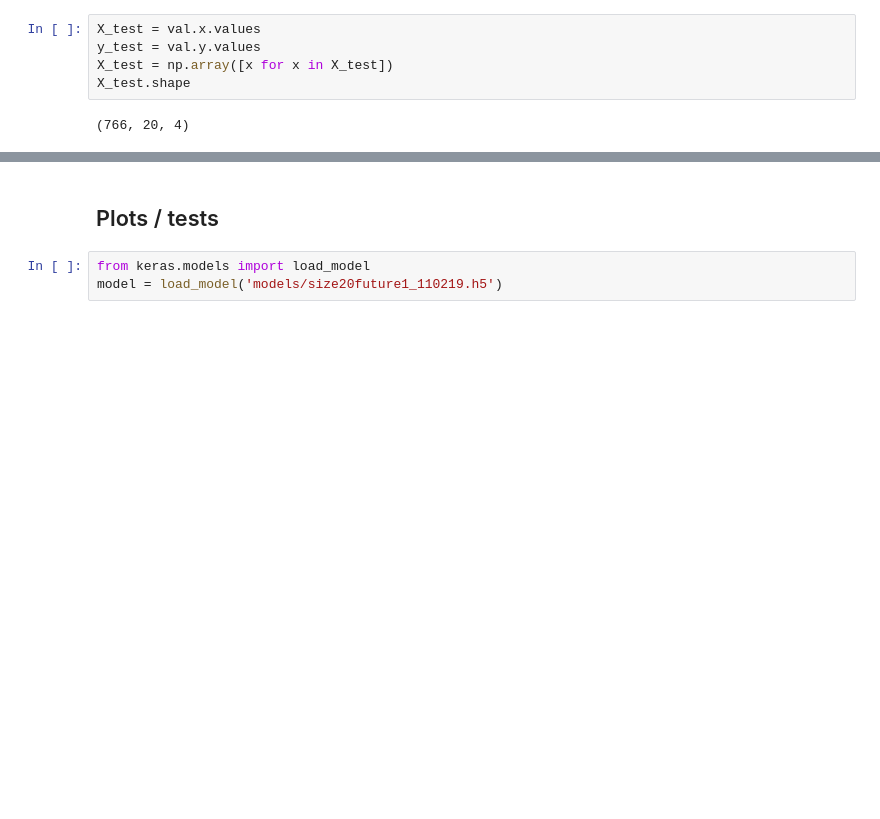
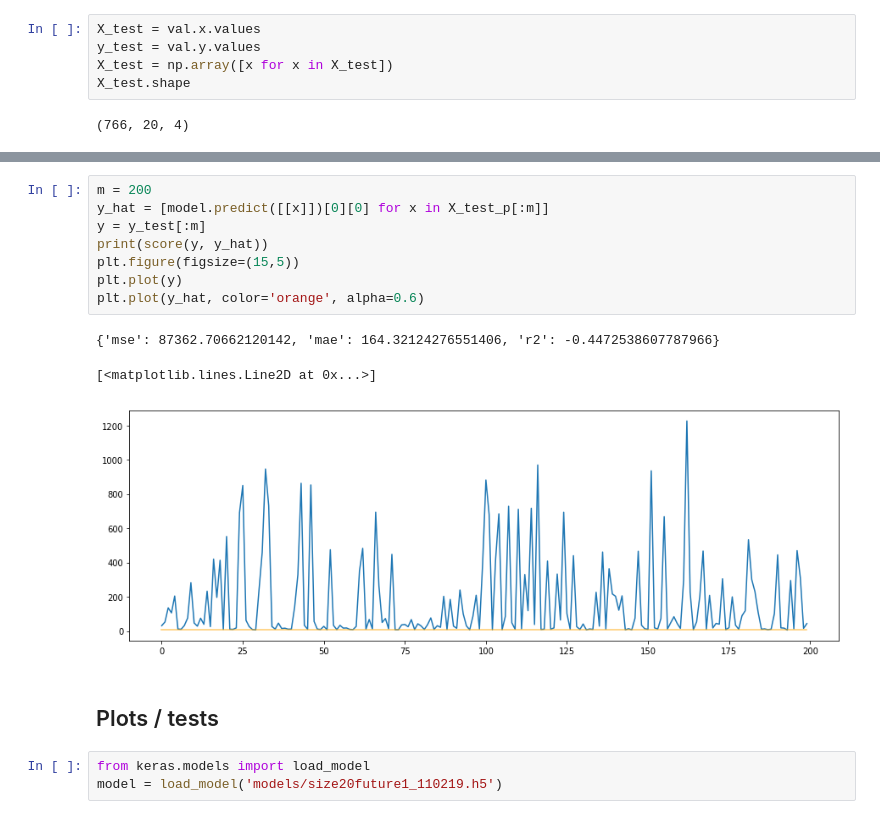
Before and after one commit to bitreport-org/Bitreport, a Jupyter notebook: prophecy/ProphecyTests.ipynb, the cells around one changed output, grey strips where cells are left out. Cells and saved outputs as stored; diff of their text form; blank space fills up the shorter version.

```diff
--- a/prophecy/ProphecyTests.ipynb
+++ b/prophecy/ProphecyTests.ipynb
@@ -219,3 +197,15 @@ model.save('models/size20future1_110219.h5')
+# %%
+m = 200
+y_hat = [model.predict([[x]])[0][0] for x in X_test_p[:m]]
+y = y_test[:m]
+print(score(y, y_hat))
+plt.figure(figsize=(15,5))
+plt.plot(y)
+plt.plot(y_hat, color='orange', alpha=0.6)
+# %% [output]
+{'mse': 87362.70662120142, 'mae': 164.32124276551406, 'r2': -0.4472538607787966}
+[<matplotlib.lines.Line2D at 0x...>]
+[figure, added]
 # %% [markdown]
 ## Plots / tests
 # %%
```
Also changed, not shown: parts of 33 cells of this notebook, 6 other files.
